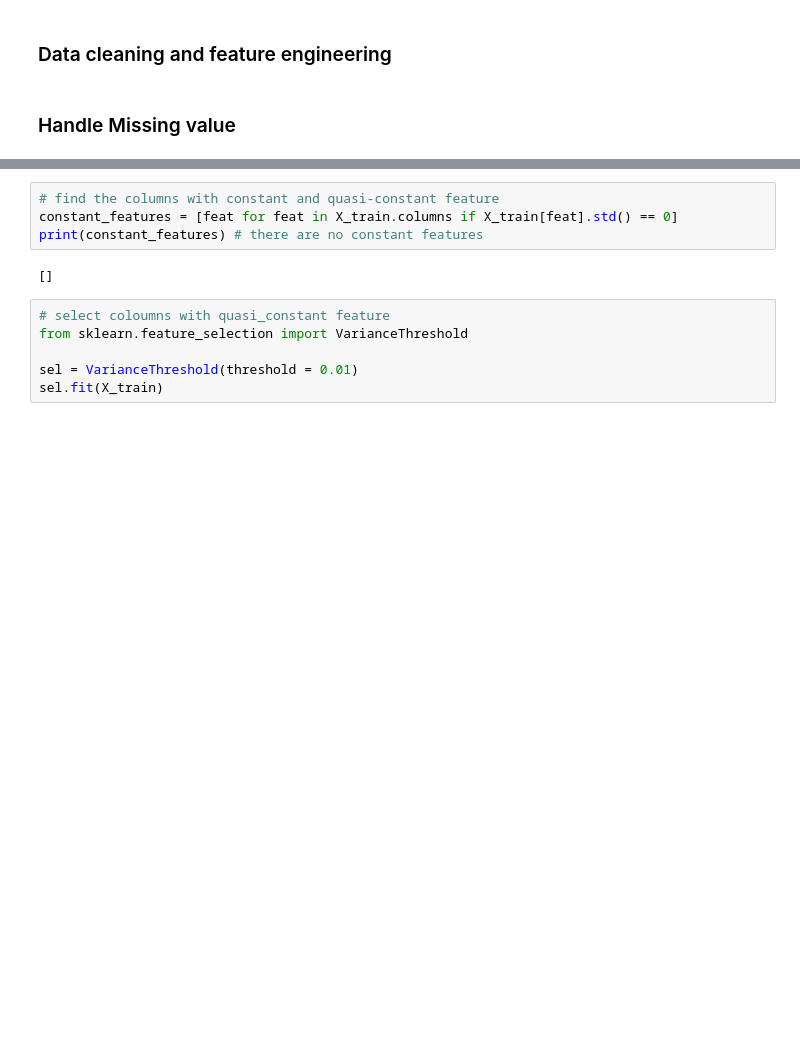
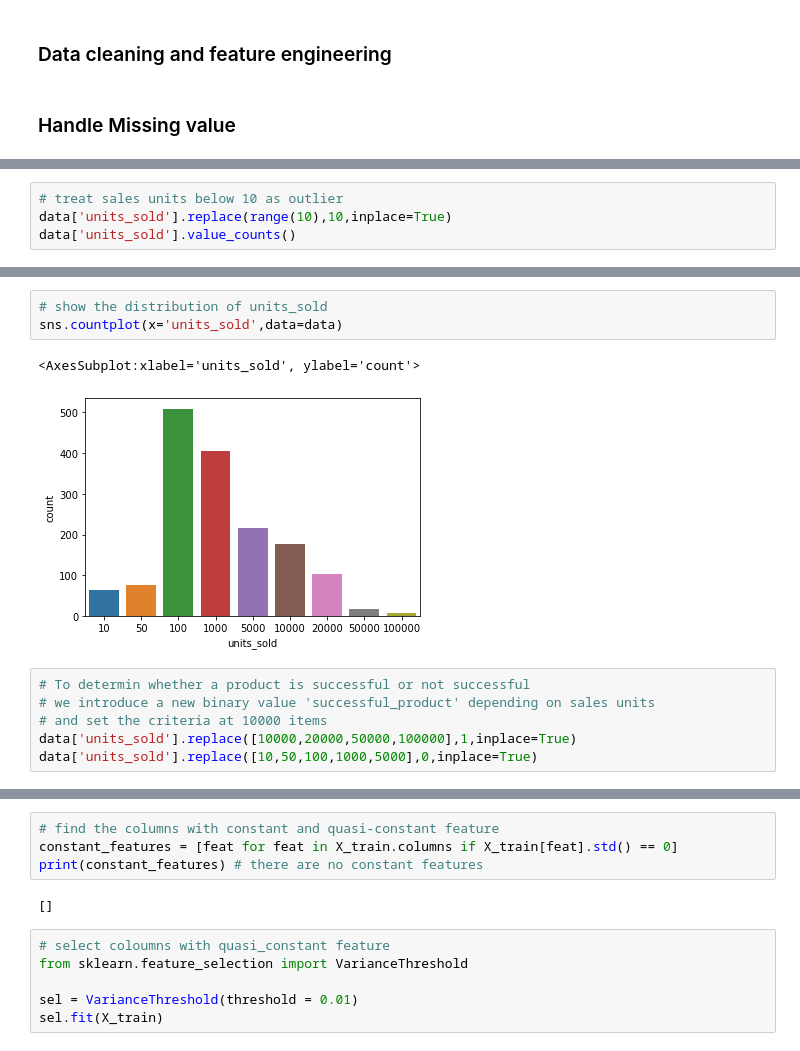
Before and after one commit to jiahuiwang2020/Data-Science-Project, a Jupyter notebook: SalesAnalytics/Main.ipynb, the cells around one changed output, grey strips where cells are left out. Drawn from its saved outputs; the diff is of its cells as text; blank space fills up the shorter version.

```diff
--- a/SalesAnalytics/Main.ipynb
+++ b/SalesAnalytics/Main.ipynb
@@ -272,0 +131,4 @@ X_test = fre_enc.transform(X_test)
+# %%
+# treat sales units below 10 as outlier
+data['units_sold'].replace(range(10),10,inplace=True)
+data['units_sold'].value_counts()
@@ -272,0 +146,12 @@ X_test = fre_enc.transform(X_test)
+# %%
+# show the distribution of units_sold
+sns.countplot(x='units_sold',data=data)
+# %% [output]
+<AxesSubplot:xlabel='units_sold', ylabel='count'>
+[figure, added]
+# %%
+# To determin whether a product is successful or not successful
+# we introduce a new binary value 'successful_product' depending on sales units
+# and set the criteria at 10000 items
+data['units_sold'].replace([10000,20000,50000,100000],1,inplace=True)
+data['units_sold'].replace([10,50,100,1000,5000],0,inplace=True)
```
Also changed, not shown: parts of 105 cells of this notebook.
